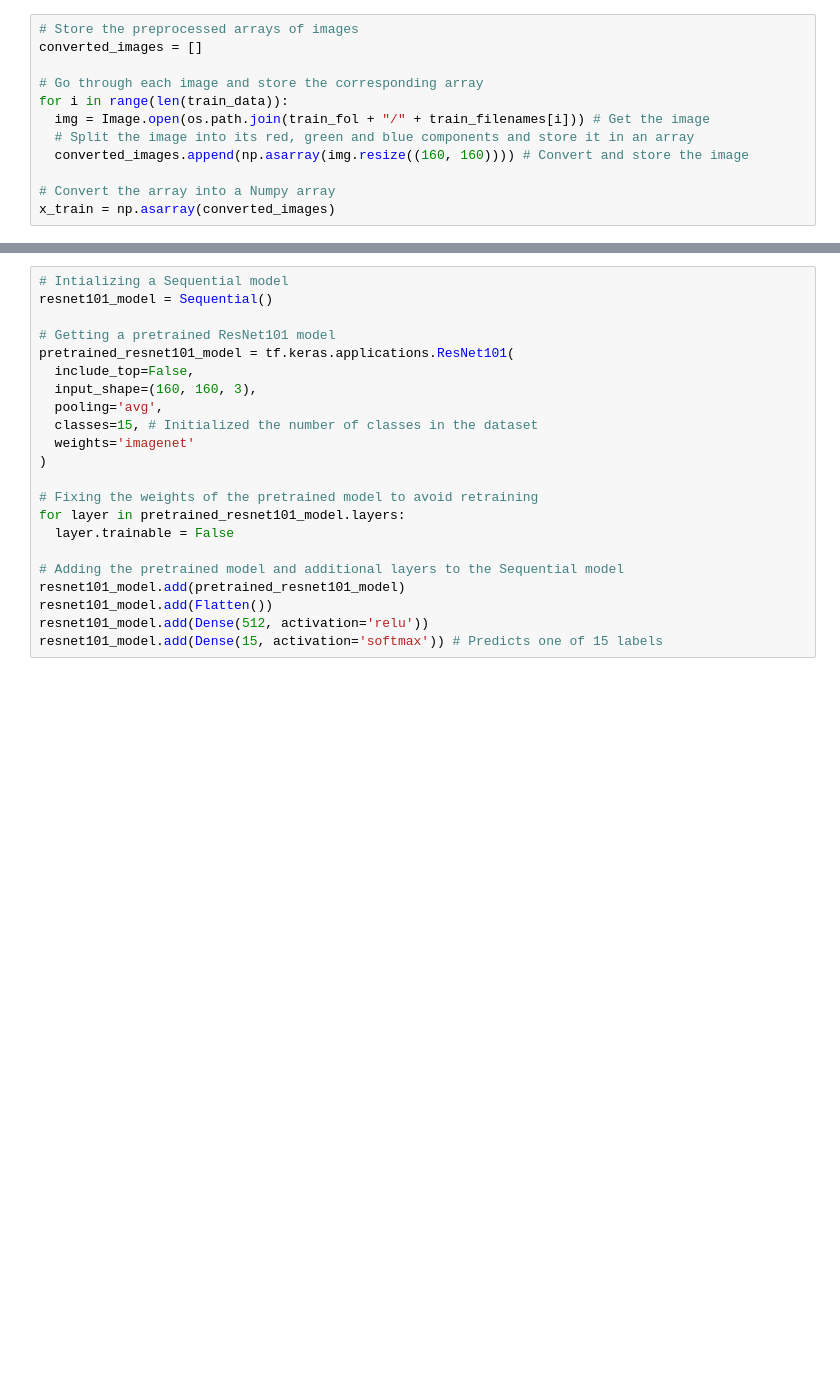
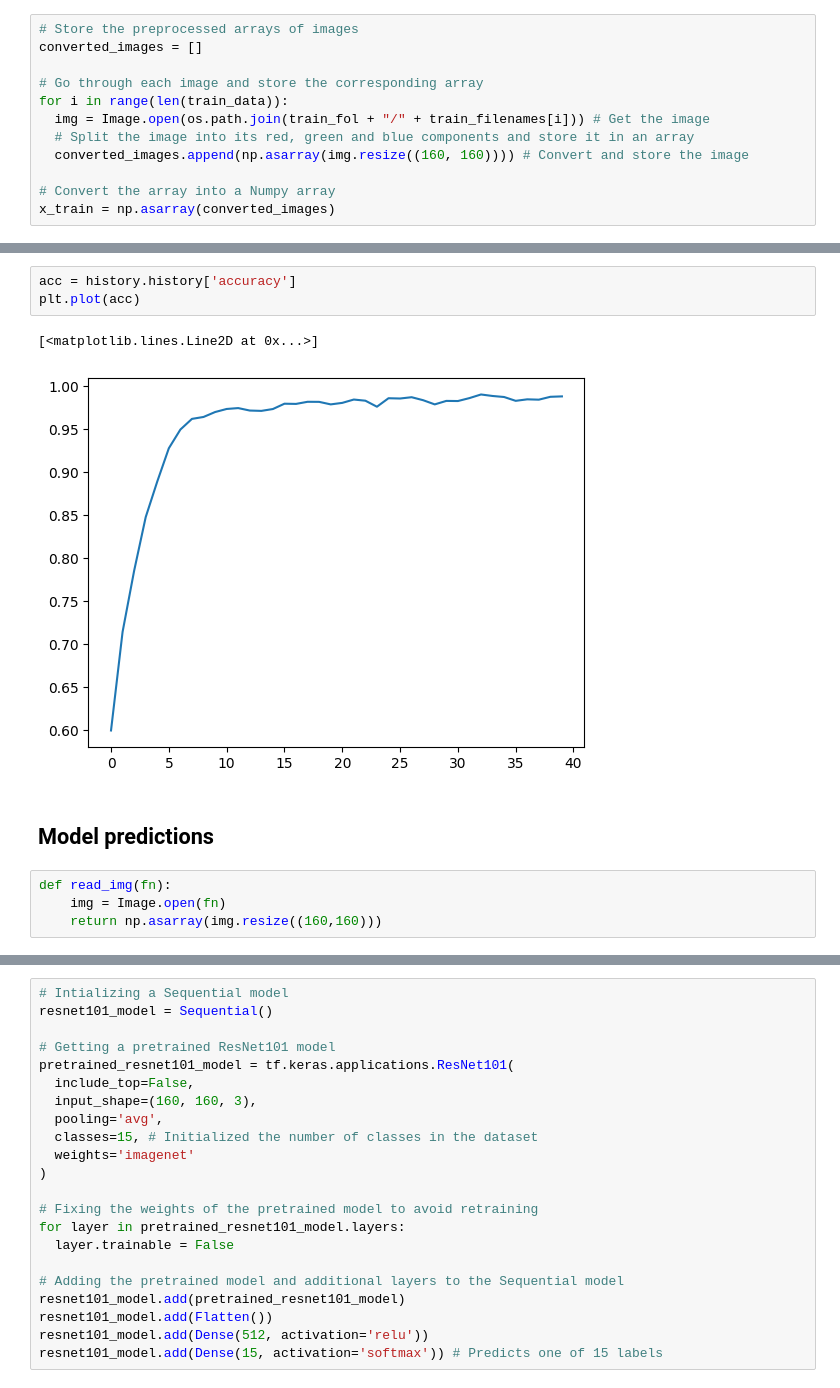
Before and after one commit to anhadh3101/HAR, a Jupyter notebook: HAR.ipynb, the cells around one changed output, grey strips where cells are left out. Drawn from its saved outputs; the diff is of its cells as text; blank space fills up the shorter version.

```diff
--- a/HAR.ipynb
+++ b/HAR.ipynb
@@ -77,0 +172,12 @@ y_train = to_categorical(np.asarray(train_labels.factorize()[0]))
+# %%
+acc = history.history['accuracy']
+plt.plot(acc)
+# %% [output]
+[<matplotlib.lines.Line2D at 0x...>]
+[figure, added]
+# %% [markdown]
+## Model predictions
+# %%
+def read_img(fn):
+    img = Image.open(fn)
+    return np.asarray(img.resize((160,160)))
```
Also changed, not shown: parts of 26 cells of this notebook.
